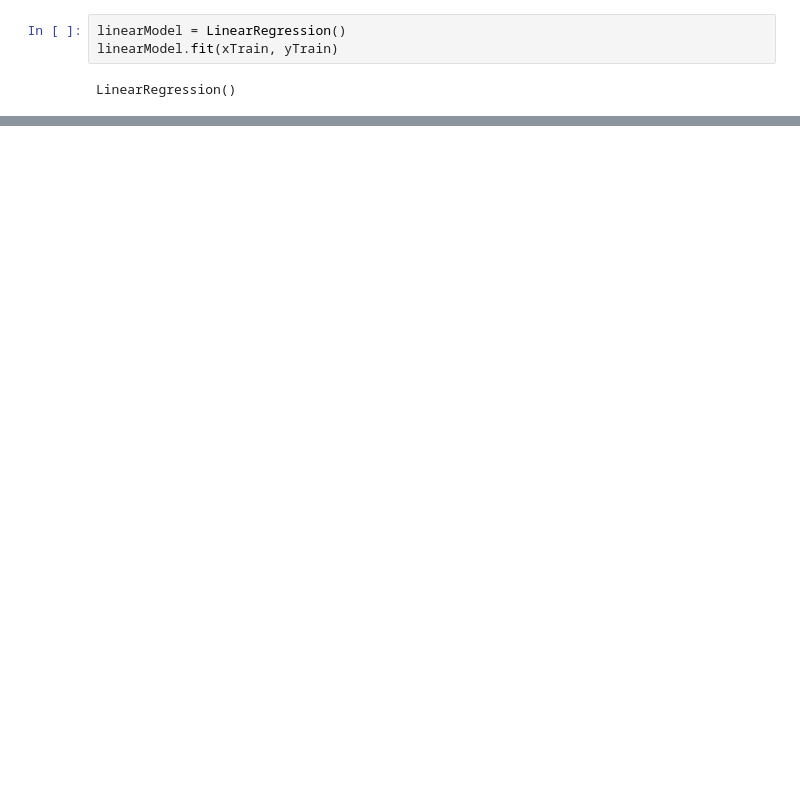
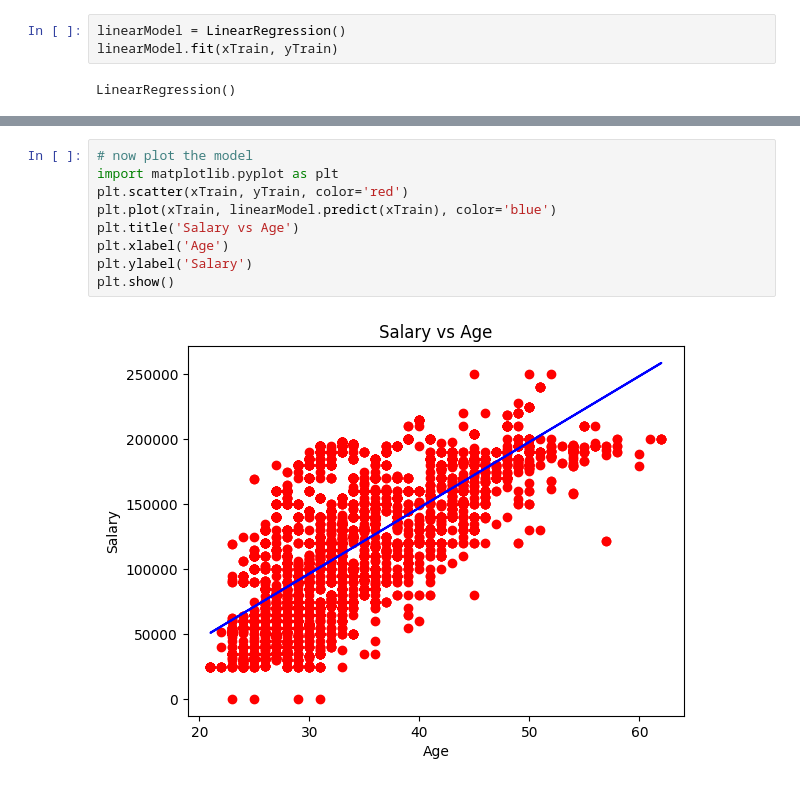
Before and after one commit to tilakpoudel/mds1, a Jupyter notebook: data-science/practice/linear-regression.ipynb, the cells around one changed output, grey strips where cells are left out. Drawn from its saved outputs; the diff is of its cells as text; blank space fills up the shorter version.

Commit message:
feat: plot the result

```diff
--- a/data-science/practice/linear-regression.ipynb
+++ b/data-science/practice/linear-regression.ipynb
@@ -232,0 +247,11 @@ LinearRegression()
+# %%
+# now plot the model
+import matplotlib.pyplot as plt
+plt.scatter(xTrain, yTrain, color='red')
+plt.plot(xTrain, linearModel.predict(xTrain), color='blue')
+plt.title('Salary vs Age')
+plt.xlabel('Age')
+plt.ylabel('Salary')
+plt.show()
+# %% [output]
+[figure, added]
```
Also changed, not shown: parts of 6 cells of this notebook.
